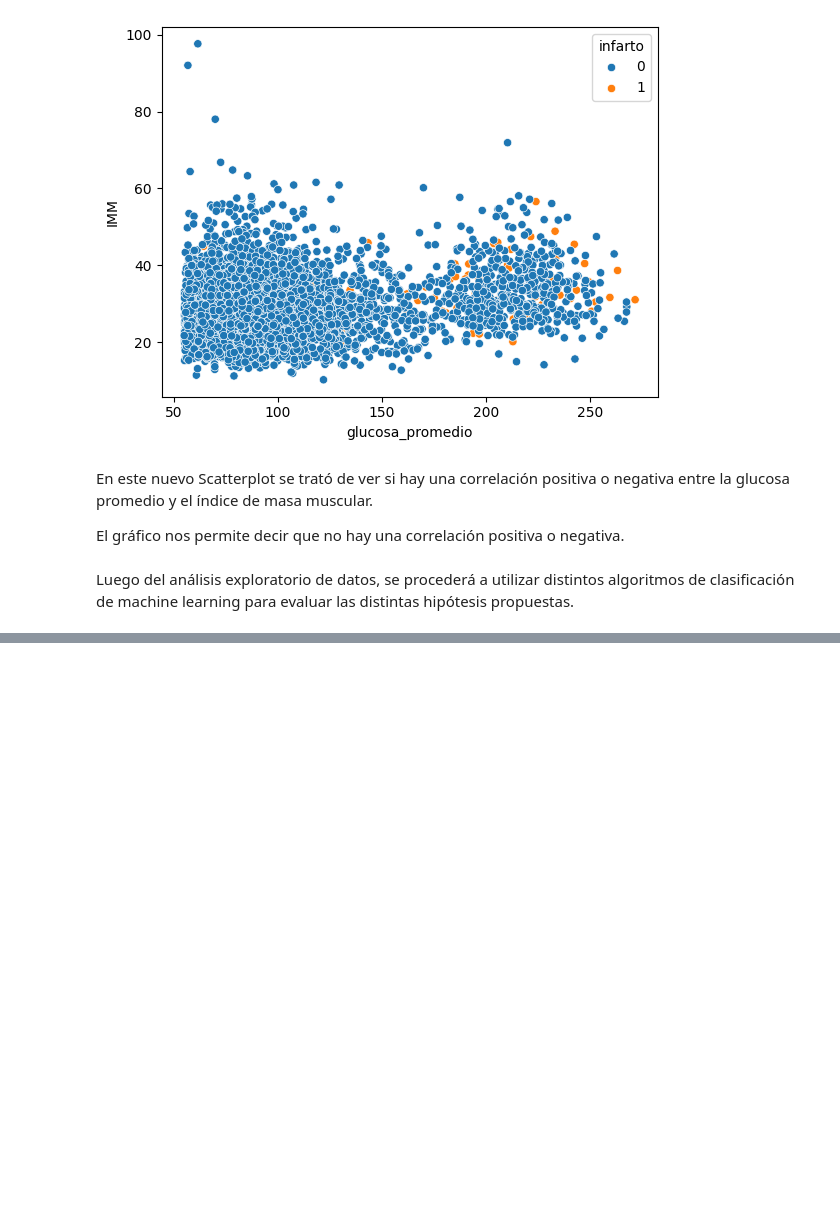
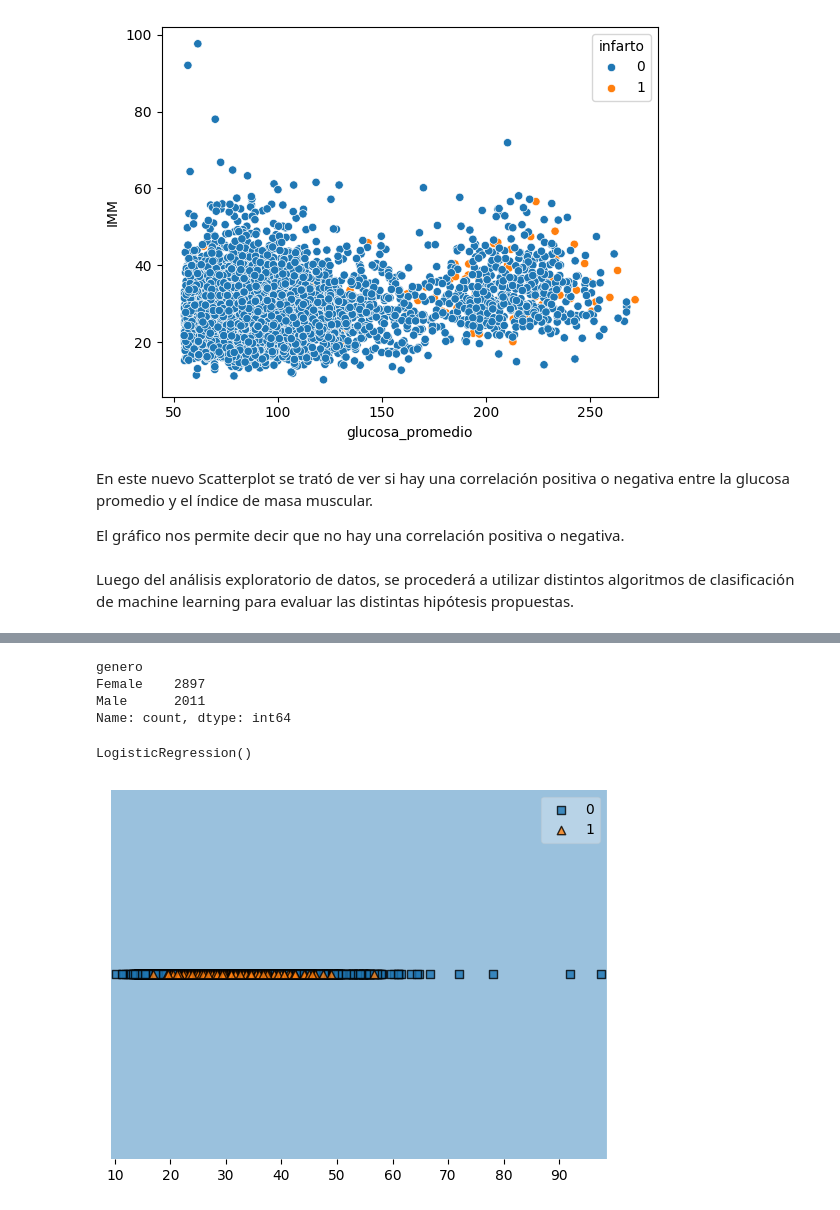
Before and after one commit to andresgabas/DS-Coderhouse, a Jupyter notebook: ProyectoDS_ParteI_Gabás.ipynb, the cells around one changed output, grey strips where cells are left out. Cells and saved outputs as stored; diff of their text form; code cells hidden in the pictures; blank space fills up the shorter version.

```diff
--- a/ProyectoDS_ParteI_Gabás.ipynb
+++ b/ProyectoDS_ParteI_Gabás.ipynb
@@ -169,0 +160,37 @@ LogisticRegression()
+# %%
+# prompt: crear variable x con valores de genero
+
+x = Stroke['genero'].value_counts()
+x
+# %% [output]
+genero
+Female    2897
+Male      2011
+Name: count, dtype: int64
+# %%
+# prompt: Crear variable x con imm y glucosa promedio
+
+X = Stroke[['IMM']]
+y = Stroke['infarto']
+# %%
+#Convert x y to numpy arrays
+X = np.array(X)
+y = np.array(y)
+# %%
+# Paso 1
+# Importar las librerias del modelo
+from sklearn.linear_model import LogisticRegression
+
+# Paso 2
+# Crear la instancia del modelo
+clf = LogisticRegression()
+
+# Paso 3
+# Entrenar el modelo con los datos y la etiqueta
+clf.fit(X, y)
+# %% [output]
+LogisticRegression()
+# %%
+ax=plot_decision_regions(X, y, clf=clf)
+# %% [output]
+[figure, added]
```
Also changed, not shown: parts of 7 cells of this notebook.
